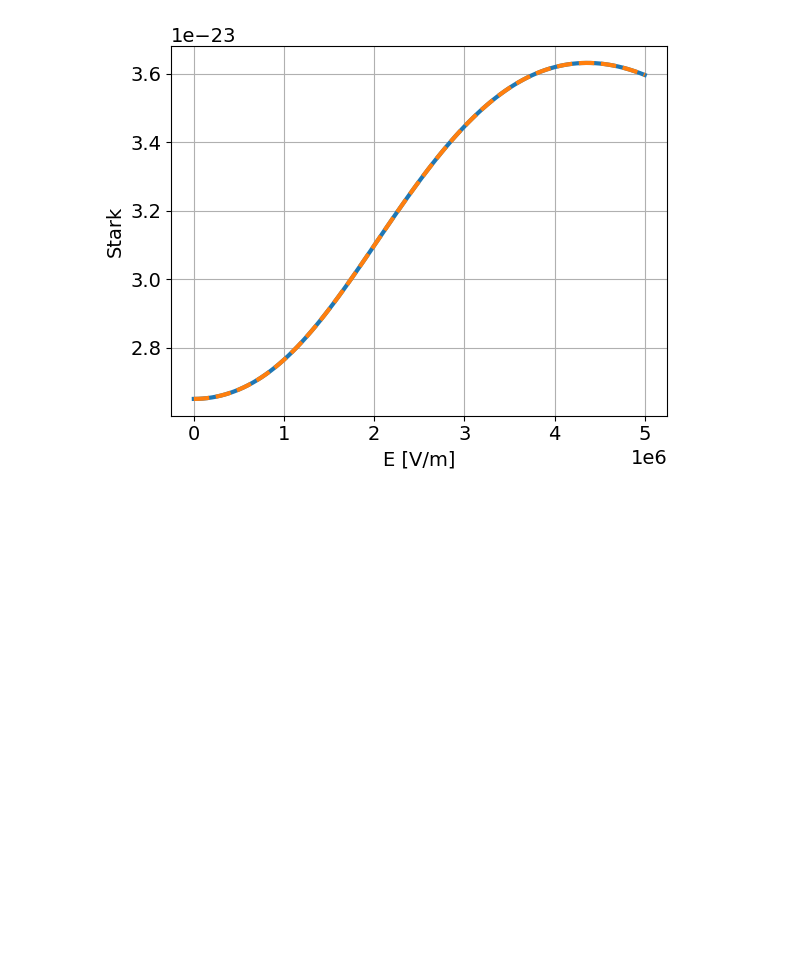
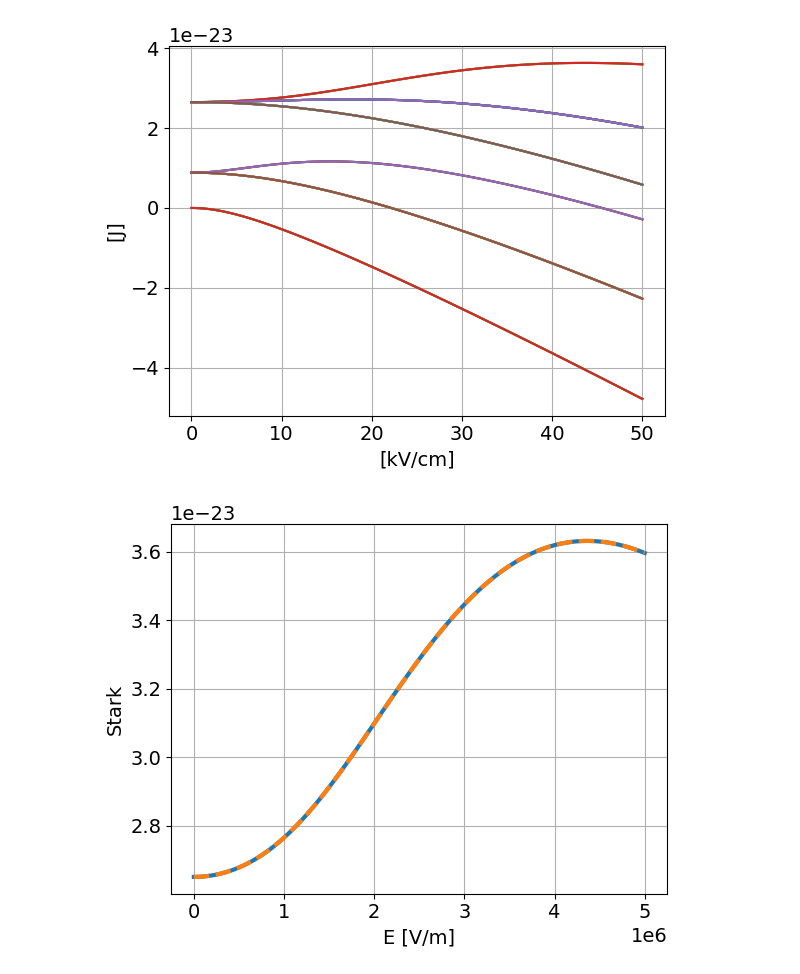
Before and after one commit to zhouperry/CeNTREX-trajectories, a Jupyter notebook: examples/Generate Stark Potential.ipynb, the cells around one changed output. Cells and saved outputs as stored; diff of their text form; code cells hidden in the pictures; blank space fills up the shorter version.

```diff
--- a/examples/Generate Stark Potential.ipynb
+++ b/examples/Generate Stark Potential.ipynb
@@ -51,6 +51,14 @@ for idx, Ei in enumerate(Ez):
     indices = np.argmax(np.abs(V_track.conj().T @ V), axis=1)
     energies[idx, :] = E[indices]
     V_track[:, :] = V[:, indices]
+# %%
+fig, ax = plt.subplots()
+ax.plot(Ez / 1e3, energies.real[:, :36] * constants.hbar)
+ax.set_xlabel("[kV/cm]")
+ax.set_ylabel("[J]")
+ax.grid()
+# %% [output]
+[figure, added]
 # %%
 # convert to V/m
 Ez_Vm = Ez * 100
```
Also changed, not shown: 7 other files.
